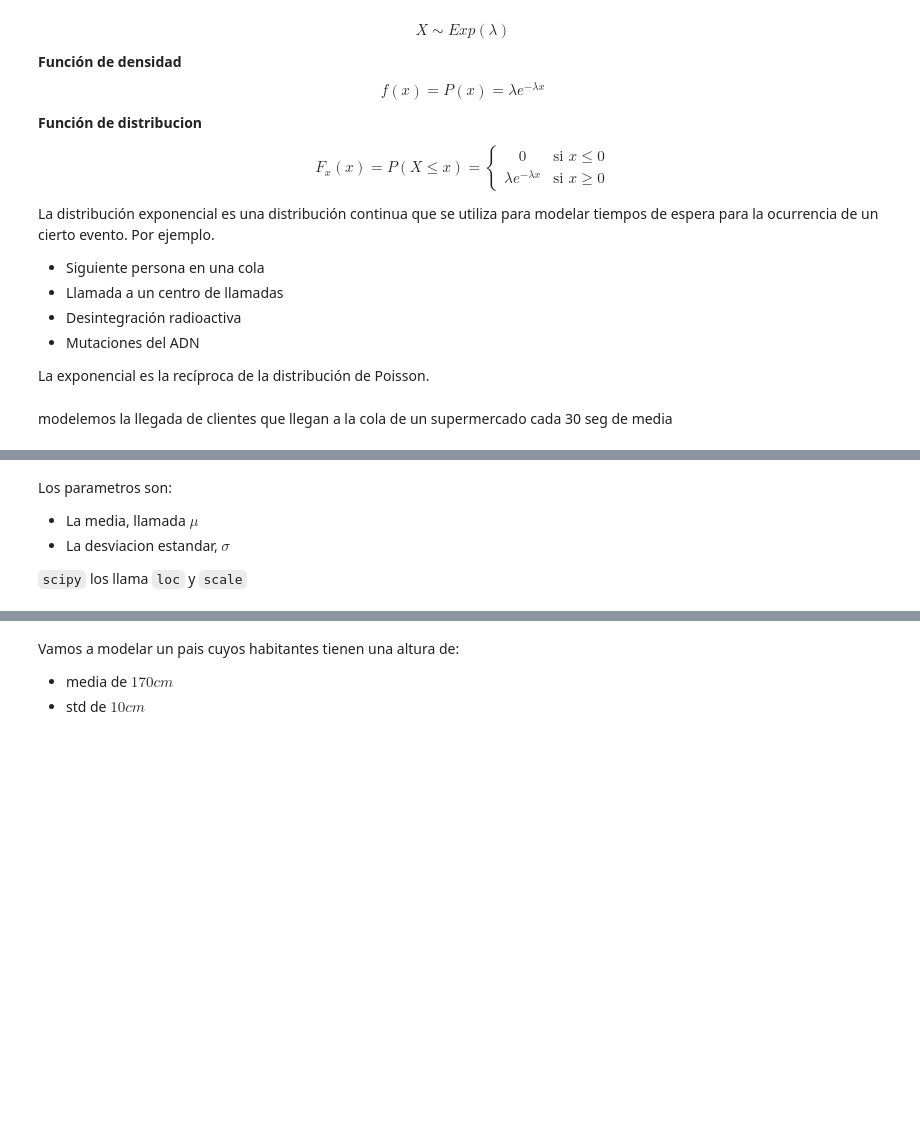
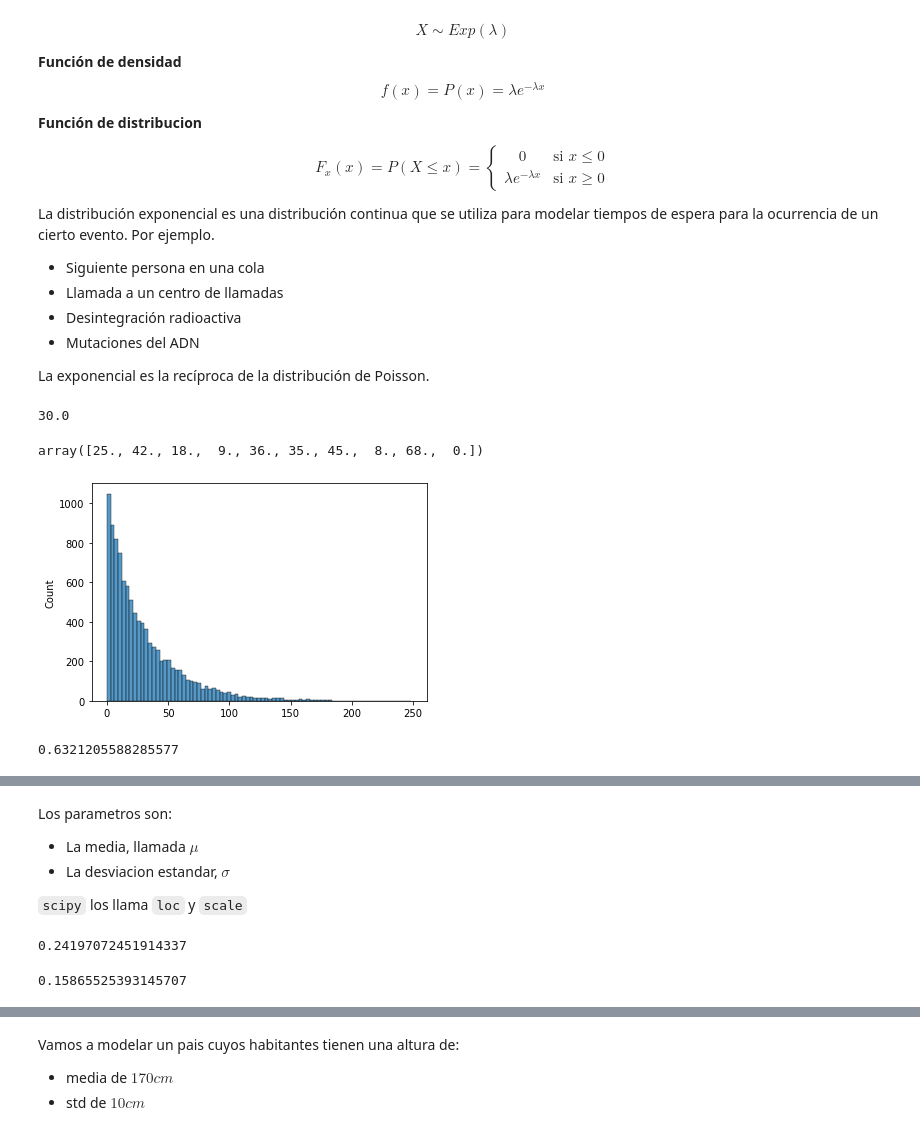
Before and after one commit to Ironhack-Data-Madrid-Mayo-2022/apuntes_clase, a Jupyter notebook: semana_6/1.3 - Distribuciones Continuas.ipynb, the cells around one changed output, grey strips where cells are left out. Cells and saved outputs as stored; diff of their text form; code cells hidden in the pictures; blank space fills up the shorter version.

```diff
--- a/semana_6/1.3 - Distribuciones Continuas.ipynb
+++ b/semana_6/1.3 - Distribuciones Continuas.ipynb
@@ -75,5 +149,3 @@ La distribución exponencial es una distribución continua que se utiliza para m
  * Mutaciones del ADN
 
 La exponencial es la recíproca de la distribución de Poisson.
-# %% [markdown]
-modelemos la llegada de clientes que llegan a la cola de un supermercado cada 30 seg de media
@@ -80,3 +154,23 @@ modelemos la llegada de clientes que llegan a la cola de un supermercado cada 30
+# %%
+exp=expon(scale=30)   # nuevo en la cola cada 30 secs de media
+# %%
+exp.mean()
+# %% [output]
+30.0
+# %%
+muestra=exp.rvs(size=10000)
+
+muestra.round()[:10]
+# %% [output]
+array([25., 42., 18.,  9., 36., 35., 45.,  8., 68.,  0.])
+# %%
+sns.histplot(muestra);
+# %% [output]
+[figure, added]
+# %%
+exp.cdf(30)
+# %% [output]
+0.6321205588285577
 # %% [markdown]
 ### Distribución Normal
 
@@ -110,0 +207,10 @@ Los parametros son:
+# %%
+# norm.pdf(x, mu, sigma)
+
+norm.pdf(4, 5, 1)
+# %% [output]
+0.24197072451914337
+# %%
+norm.cdf(4, 5, 1)
+# %% [output]
+0.15865525393145707
```
Also changed, not shown: parts of 30 cells of this notebook.
